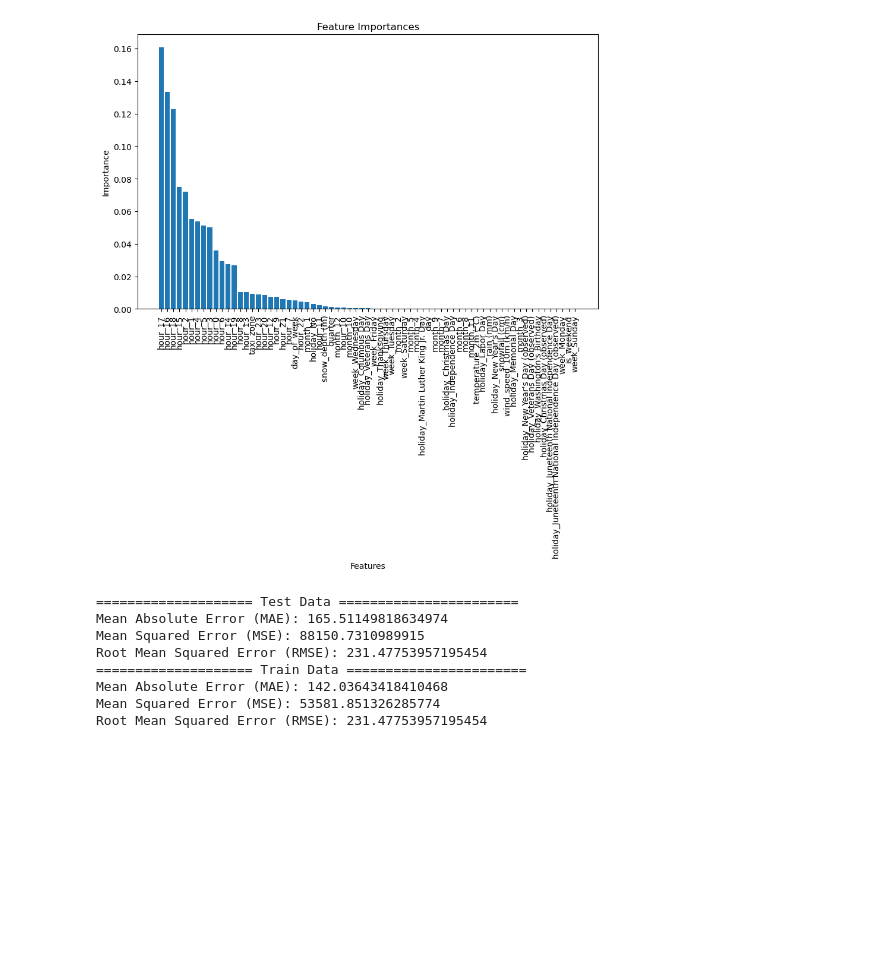
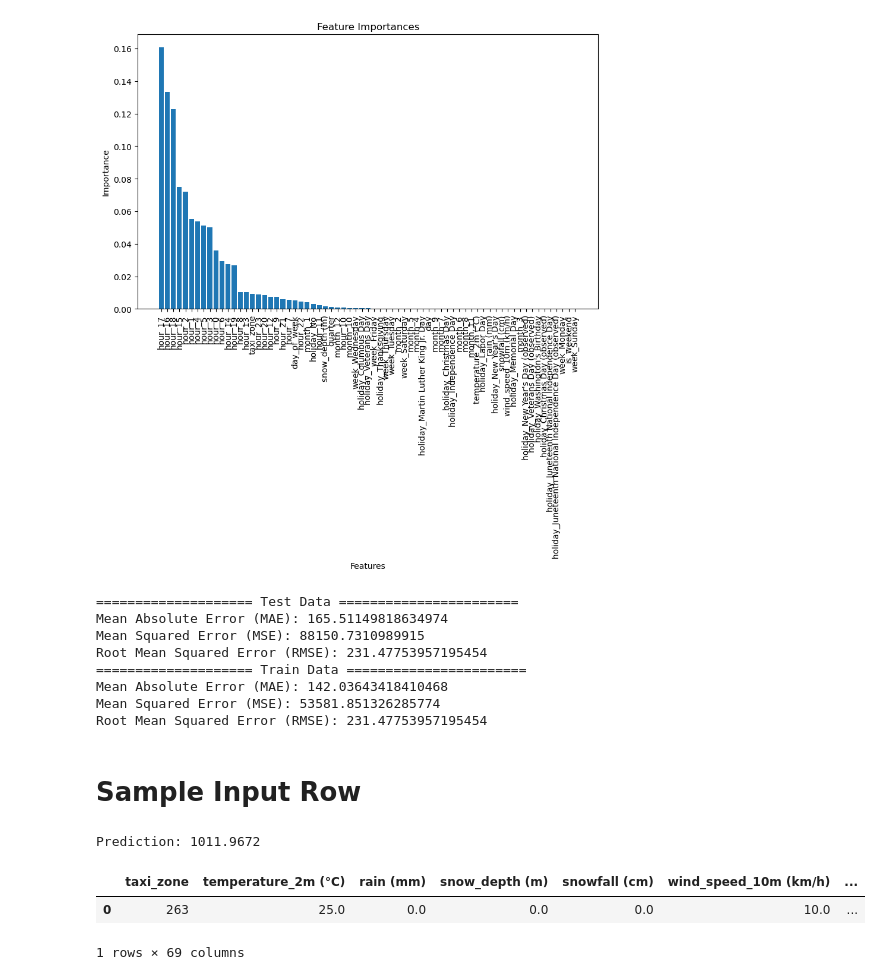
Before and after one commit to HelloMum/COMP47360-Smart-Tourist-Guide, a Jupyter notebook: src/data_processing/notebooks/modelling/Initial_Modelling.ipynb, the cells around one changed output. Cells and saved outputs as stored; diff of their text form; code cells hidden in the pictures; blank space fills up the shorter version.

```diff
--- a/src/data_processing/notebooks/modelling/Initial_Modelling.ipynb
+++ b/src/data_processing/notebooks/modelling/Initial_Modelling.ipynb
@@ -1054,3 +1068,64 @@ Root Mean Squared Error (RMSE): 231.47753957195454
 Mean Absolute Error (MAE): 142.03643418410468
 Mean Squared Error (MSE): 53581.851326285774
 Root Mean Squared Error (RMSE): 231.47753957195454
+# %% [markdown]
+# Sample Input Row
+# %%
+#sample input row
+sample_input_row = {
+    'datetime': '2023-06-01 12:00:00',
+    'taxi_zone': 263,
+    'temperature_2m (°C)': 25.0,
+    'rain (mm)': 0.0,
+    'snow_depth (m)': 0.0,
+    'snowfall (cm)': 0.0,
+    'wind_speed_10m (km/h)': 10.0,
+    'day': 1,
+    'hour': 12,
+    'holiday': 'No',
+    'week': 'Thursday'
+}
+
+sample_input_df = pd.DataFrame([sample_input_row])
+
+#match training data
+sample_input_df['day_of_week'] = pd.to_datetime(sample_input_df['datetime']).dt.dayofweek
+sample_input_df['is_weekend'] = sample_input_df['day_of_week'].apply(lambda x: 1 if x >= 5 else 0)
+sample_input_df['quarter'] = pd.to_datetime(sample_input_df['datetime']).dt.quarter
+sample_input_df['month'] = pd.to_datetime(sample_input_df['datetime']).dt.month
+
+#dummy encoding for categorical variables
+sample_input_df = pd.get_dummies(sample_input_df, columns=['week', 'holiday', 'hour', 'month'], drop_first=True)
+
+#align columns with training data
+expected_features = [
+    'taxi_zone', 'temperature_2m (°C)', 'rain (mm)', 'snow_depth (m)', 'snowfall (cm)', 'wind_speed_10m (km/h)',
+    'day', 'day_of_week', 'is_weekend', 'quarter',
+    'week_Friday', 'week_Monday', 'week_Saturday', 'week_Sunday', 'week_Thursday', 'week_Tuesday', 'week_Wednesday',
+    'holiday_Christmas Day', 'holiday_Christmas Day (observed)', 'holiday_Columbus Day', 'holiday_Independence Day',
+    'holiday_Juneteenth National Independence Day', 'holiday_Juneteenth National Independence Day (observed)',
+    'holiday_Labor Day', 'holiday_Martin Luther King Jr. Day', 'holiday_Memorial Day', "holiday_New Year's Day",
+    "holiday_New Year's Day (observed)", 'holiday_No', 'holiday_Thanksgiving', 'holiday_Veterans Day',
+    'holiday_Veterans Day (observed)', "holiday_Washington's Birthday",
+    'month_1', 'month_2', 'month_3', 'month_4', 'month_5', 'month_6', 'month_7', 'month_8', 'month_9', 'month_10',
+    'month_11', 'month_12',
+    'hour_0', 'hour_1', 'hour_2', 'hour_3', 'hour_4', 'hour_5', 'hour_6', 'hour_7', 'hour_8', 'hour_9', 'hour_10',
+    'hour_11', 'hour_12', 'hour_13', 'hour_14', 'hour_15', 'hour_16', 'hour_17', 'hour_18', 'hour_19', 'hour_20',
+    'hour_21', 'hour_22', 'hour_23'
+]
+
+#reindex the df to have all the expected features
+sample_input_df = sample_input_df.reindex(columns=expected_features, fill_value=0)
+
+#load the model
+sample_prediction = xgb.predict(sample_input_df)
+
+print("Prediction:", sample_prediction[0])
+# %% [output]
+Prediction: 1011.9672
+# %%
+sample_input_df
+# %% [output]
+|  | taxi_zone | temperature_2m (°C) | rain (mm) | snow_depth (m) | snowfall (cm) | wind_speed_10m (km/h) | ... |
+| 0 | 263 | 25.0 | 0.0 | 0.0 | 0.0 | 10.0 | ... |
+1 rows × 69 columns
```
Also changed, not shown: parts of 5 cells of this notebook, 2 other files.
